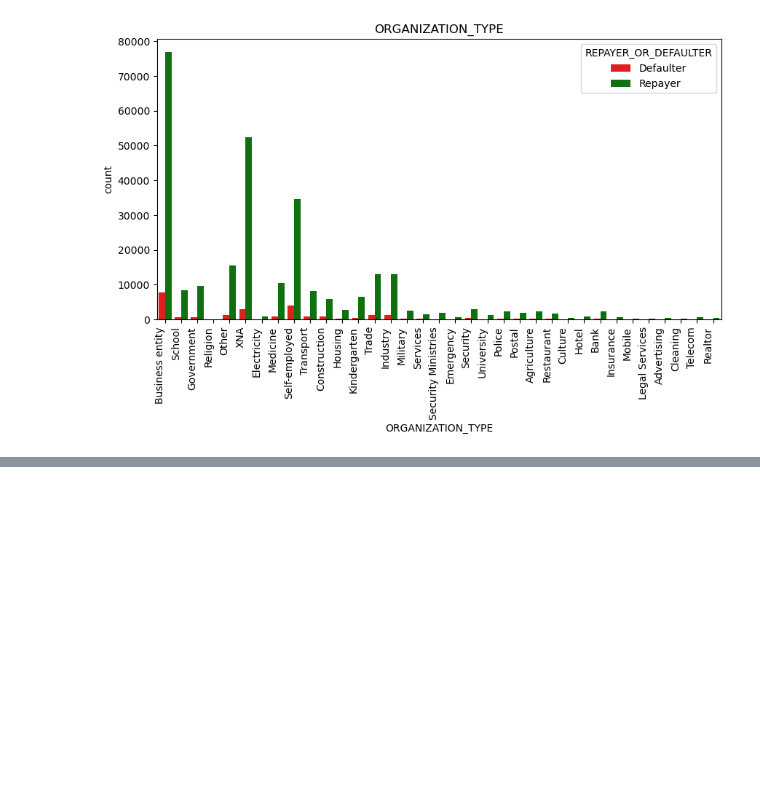
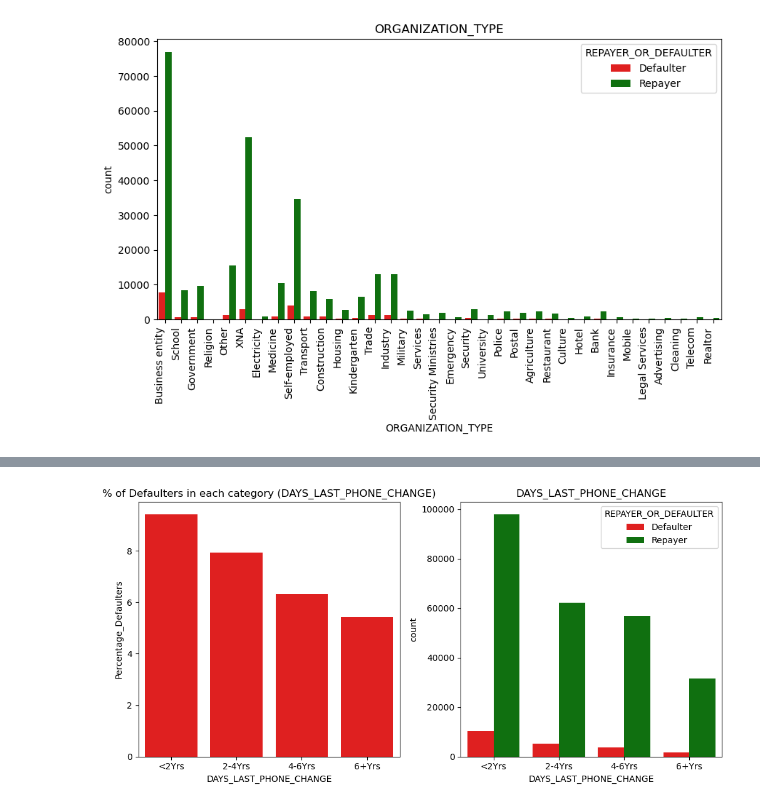
Before and after one commit to Punya-B-R/loan-approval-risk-analysis, a Jupyter notebook: Bank-Loan.ipynb, the cells around one changed output, grey strips where cells are left out. Cells and saved outputs as stored; diff of their text form; code cells hidden in the pictures; blank space fills up the shorter version.

```diff
--- a/Bank-Loan.ipynb
+++ b/Bank-Loan.ipynb
@@ -462,0 +443,6 @@ Index(['SK_ID_CURR', 'TARGET', 'NAME_CONTRACT_TYPE', 'CODE_GENDER',
+# %%
+app['DAYS_LAST_PHONE_CHANGE'] = app['DAYS_LAST_PHONE_CHANGE'].apply(lambda x: 0 if x==-0 else x)
+app['DAYS_LAST_PHONE_CHANGE']=pd.cut(app['DAYS_LAST_PHONE_CHANGE'], [0,700,1400,2100,999999], labels=['<2Yrs', '2-4Yrs', '4-6Yrs', '6+Yrs'])
+app_univariate_categorical('DAYS_LAST_PHONE_CHANGE')
+# %% [output]
+[figure, added]
```
Also changed, not shown: parts of 9 cells of this notebook.
